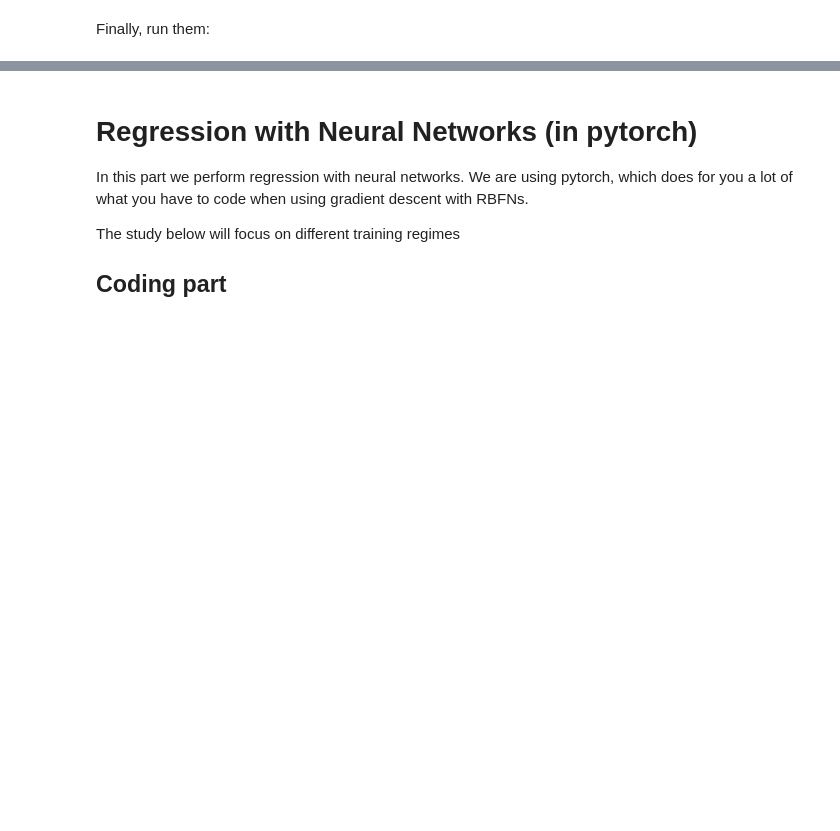
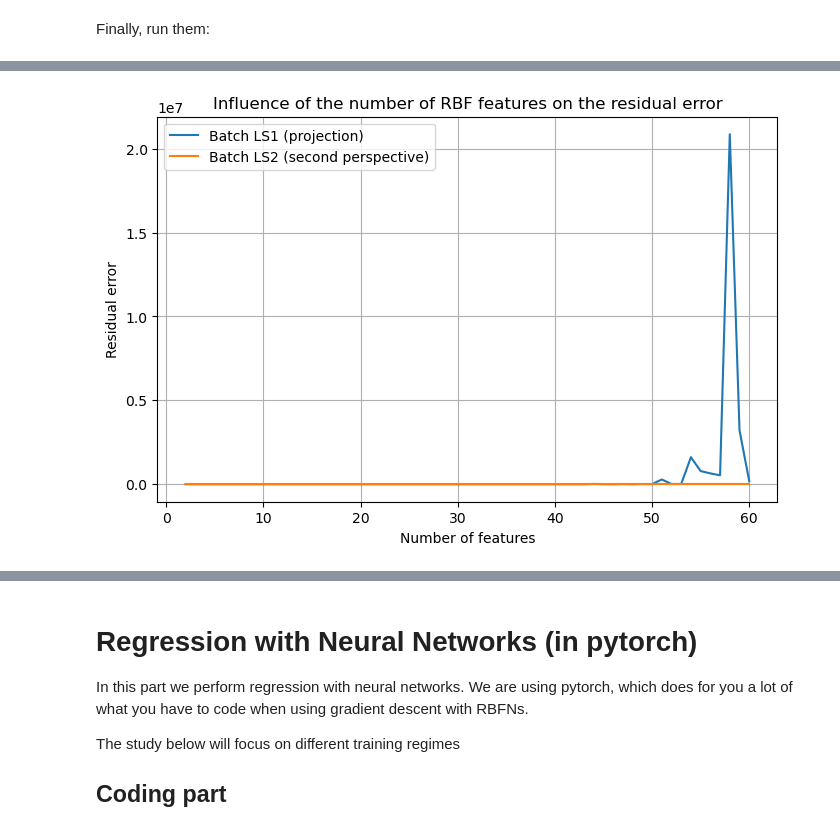
Before and after one commit to williamwu8888/sensorimotors_M2, a Jupyter notebook: Regression/Labs/01-regression.student.ipynb, the cells around one changed output, grey strips where cells are left out. Saved outputs shown, nothing was run; the diff lists cells and outputs as text; code cells hidden in the pictures; blank space fills up the shorter version.

````diff
--- a/Regression/Labs/01-regression.student.ipynb
+++ b/Regression/Labs/01-regression.student.ipynb
@@ -576,16 +556,18 @@ This is the easiest approach to code in python.
 In the code of the ```BatchRBFN1``` class below, fill the ```train_ls(self, x_data, y_data)``` function.
 # %%
 class BatchRBFN1(RBFN):
-    def __init__(self, nb_features):
-        super().__init__(nb_features)
+    def _init_(self, nb_features):
+        super()._init_(nb_features)
 
     # ------ batch least squares first perspective) ---------
     def train(self, x_data, y_data):
 
-        # To be completed...
+        G   = self.phi_output(x_data).T
+        GT  = horiz_to_verti(G)
+        GTG = np.dot(GT, G)
+        GTy = np.dot(GT, y_data)
 
-        # self.theta = ...
-        assert False, 'Not implemented yet'
+        self.theta = np.linalg.inv(GTG).dot(GTy)
 # %% [markdown]
 ### Second perspective
 
@@ -631,10 +613,11 @@ class BatchRBFN2(RBFN):
     # ------ batch least squares (second perspective) ---------
     def train(self, x_data, y_data):
 
-        # To be completed...
+        Phi = self.phi_output(x_data).T
+        A = np.dot(Phi.T, Phi)
+        b = np.dot(Phi.T, y_data)
 
-        # self.theta = ...
-        assert False, 'Not implemented yet'
+        self.theta = np.dot(np.linalg.pinv(A), b)
 # %% [markdown]
 Now, run the code below to see if yours works.
 # %%
@@ -871,0 +896,28 @@ model.plot(batch.x_data, batch.y_data, "RBFN Sherman-Morrisson")
+# %%
+feature_range = range(2, 61)  # from 2 to 60 features
+errors_ls1 = []
+errors_ls2 = []
+
+# Loop over the number of features, that compares both perspectives.
+for nb_feat in feature_range:
+
+    model1 = BatchRBFN1(nb_features=nb_feat)
+    model1.train(batch.x_data, batch.y_data)
+    errors_ls1.append(model1.compute_error(batch.x_data, batch.y_data))
+
+    model2 = BatchRBFN2(nb_features=nb_feat)
+    model2.train(batch.x_data, batch.y_data)
+    errors_ls2.append(model2.compute_error(batch.x_data, batch.y_data))
+
+# Plots with the number of features in the x axis and the residuals in the y axis
+plt.figure(figsize=(8,5))
+plt.plot(feature_range, errors_ls1, label="Batch LS1 (projection)")
+plt.plot(feature_range, errors_ls2, label="Batch LS2 (second perspective)")
+plt.xlabel("Number of features")
+plt.ylabel("Residual error")
+plt.title("Influence of the number of RBF features on the residual error")
+plt.legend()
+plt.grid(True)
+plt.show()
+# %% [output]
+[figure, added]
````
Also changed, not shown: parts of 28 cells of this notebook.
